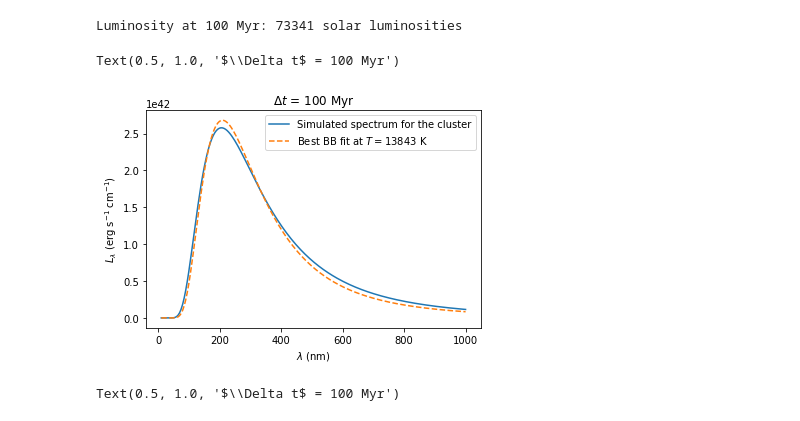
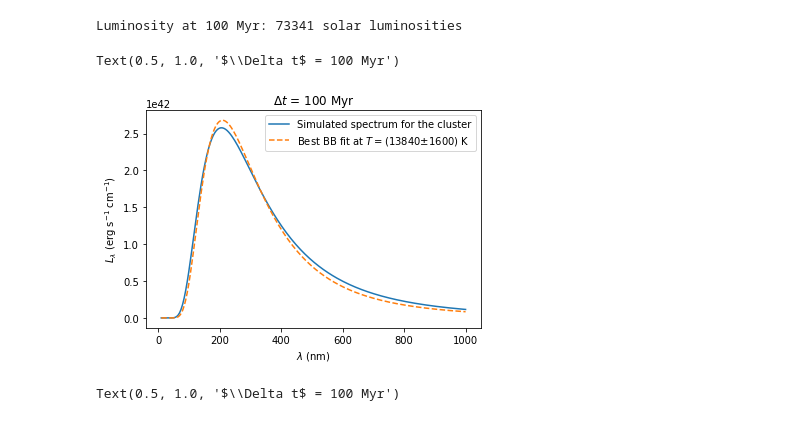
Before and after one commit to dvallesp/StellarStructureProject, a Jupyter notebook: Cluster results.ipynb, the cells around one changed output. Saved outputs shown, nothing was run; the diff lists cells and outputs as text; code cells hidden in the pictures.

```diff
--- a/Cluster results.ipynb
+++ b/Cluster results.ipynb
@@ -136,19 +141,19 @@ Luminosity at 100 Myr: 73341 solar luminosities
 # %%
 lamb, newspectrum = clus.cluster_spectrum(newparameters,lambdamin=10,lambdamax=1000)
 plt.plot(lamb, newspectrum)
 newmodel=curve_fit(spectrumfit, lamb/10**9, newspectrum,p0=[2.9e4,1.42e26])
 newTeffclus = newmodel[0][0]
 newAclus = newmodel[0][1]
 neweTeffclus = newmodel[1][0,0]
 neweAclus = newmodel[1][1,1]
 plt.plot(lamb,newAclus*clus.planck_function(newTeffclus,lamb/10**9),'--')
-plt.legend(['Simulated spectrum for the cluster','Best BB fit at $T=${:2.0f} K'.format(newTeffclus)])
+plt.legend(['Simulated spectrum for the cluster','Best BB fit at $T=(${0:2.0f}$\pm${1:2.0f}) K'.format(round(newTeffclus,-int(round(np.log10(neweTeffclus)))+2), round(neweTeffclus,-int(round(np.log10(neweTeffclus)))+2))])
 plt.xlabel('$\lambda$ (nm)')
 plt.ylabel('$L_\lambda$ (erg s$^{-1}$ cm$^{-1}$)')
-plt.title('$\Delta t$ = 100 Myr')
+plt.title('$\Delta t$ = {:.0f} Myr'.format(t/10**6))
 # %% [output]
 Text(0.5, 1.0, '$\\Delta t$ = 100 Myr')
-[figure, old version]
+[figure, new version]
 # %%
 lamb, newspectrum = clus.cluster_spectrum(newparameters,lambdamin=10,lambdamax=1000)
 plt.plot(lamb, newspectrum)
```
Also changed, not shown: parts of 14 cells of this notebook.
